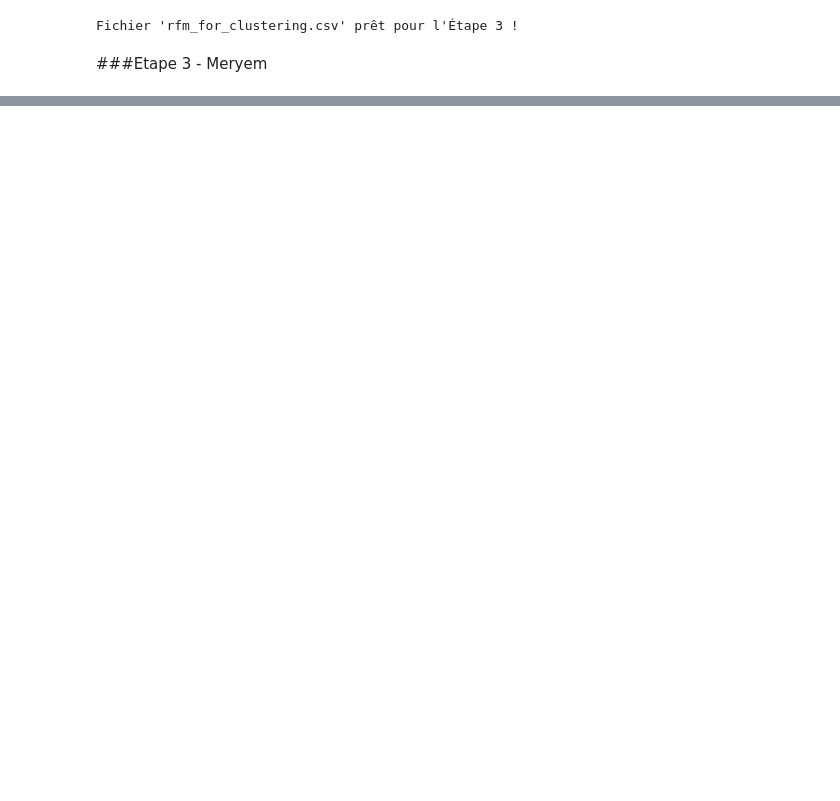
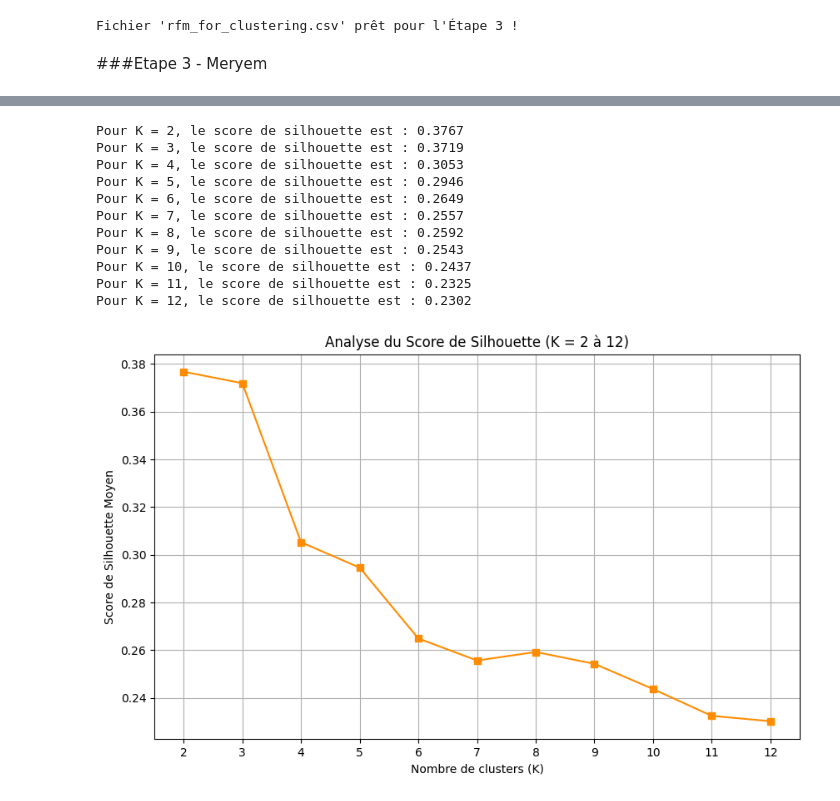
Before and after one commit to fds-imane/Data_Marketing, a Jupyter notebook: data_marketing_part_2.ipynb, the cells around one changed output, grey strips where cells are left out. Drawn from its saved outputs; the diff is of its cells as text; code cells hidden in the pictures; blank space fills up the shorter version.

```diff
--- a/data_marketing_part_2.ipynb
+++ b/data_marketing_part_2.ipynb
@@ -265,0 +358,37 @@ Fichier 'rfm_for_clustering.csv' prêt pour l'Étape 3 !
+# %%
+from sklearn.metrics import silhouette_score
+
+silhouette_scores = []
+range_n_clusters = range(2, 13) # De 2 à 12 inclus
+
+for n_clusters in range_n_clusters:
+    kmeans = KMeans(n_clusters=n_clusters, init='k-means++', random_state=42, n_init=10)
+    cluster_labels = kmeans.fit_predict(df_scaled)
+
+    # Calcul du score
+    silhouette_avg = silhouette_score(df_scaled, cluster_labels)
+    silhouette_scores.append(silhouette_avg)
+    print(f"Pour K = {n_clusters}, le score de silhouette est : {silhouette_avg:.4f}")
+
+# Tracé du graphique
+plt.figure(figsize=(10, 6))
+plt.plot(range_n_clusters, silhouette_scores, marker='s', color='darkorange', linestyle='-')
+plt.title('Analyse du Score de Silhouette (K = 2 à 12)')
+plt.xlabel('Nombre de clusters (K)')
+plt.ylabel('Score de Silhouette Moyen')
+plt.xticks(range_n_clusters)
+plt.grid(True)
+plt.show()
+# %% [output]
+Pour K = 2, le score de silhouette est : 0.3767
+Pour K = 3, le score de silhouette est : 0.3719
+Pour K = 4, le score de silhouette est : 0.3053
+Pour K = 5, le score de silhouette est : 0.2946
+Pour K = 6, le score de silhouette est : 0.2649
+Pour K = 7, le score de silhouette est : 0.2557
+Pour K = 8, le score de silhouette est : 0.2592
+Pour K = 9, le score de silhouette est : 0.2543
+Pour K = 10, le score de silhouette est : 0.2437
+Pour K = 11, le score de silhouette est : 0.2325
+Pour K = 12, le score de silhouette est : 0.2302
+[figure, added]
```
Also changed, not shown: parts of 15 cells of this notebook.
